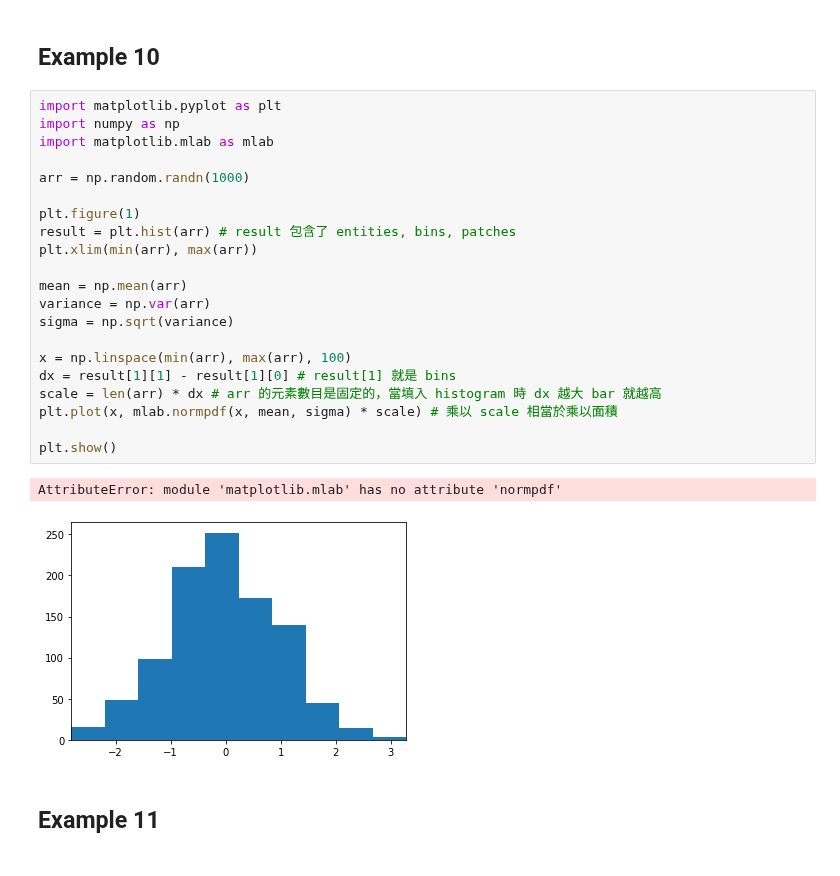
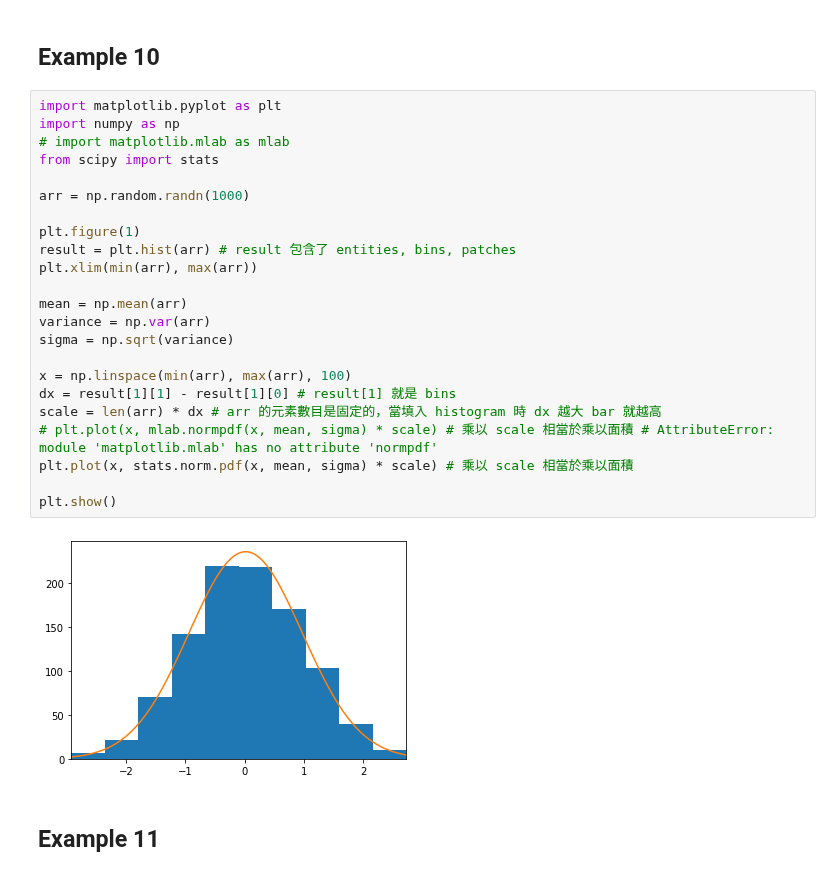
Before and after one commit to ytatus94/Machine_Learning, a Jupyter notebook: fitting/Fitting.ipynb, the cells around one changed output. Drawn from its saved outputs; the diff is of its cells as text.

```diff
--- a/fitting/Fitting.ipynb
+++ b/fitting/Fitting.ipynb
@@ -308,27 +326,28 @@ AttributeError: module 'matplotlib.mlab' has no attribute 'normpdf'
 # %%
 import matplotlib.pyplot as plt
 import numpy as np
-import matplotlib.mlab as mlab
+# import matplotlib.mlab as mlab
+from scipy import stats
 
 arr = np.random.randn(1000)
 
 plt.figure(1)
 result = plt.hist(arr) # result 包含了 entities, bins, patches
 plt.xlim(min(arr), max(arr))
 
 mean = np.mean(arr)
 variance = np.var(arr)
 sigma = np.sqrt(variance)
 
 x = np.linspace(min(arr), max(arr), 100)
 dx = result[1][1] - result[1][0] # result[1] 就是 bins
 scale = len(arr) * dx # arr 的元素數目是固定的，當填入 histogram 時 dx 越大 bar 就越高
-plt.plot(x, mlab.normpdf(x, mean, sigma) * scale) # 乘以 scale 相當於乘以面積
+# plt.plot(x, mlab.normpdf(x, mean, sigma) * scale) # 乘以 scale 相當於乘以面積 # AttributeError: module 'matplotlib.mlab' has no attribute 'normpdf'
+plt.plot(x, stats.norm.pdf(x, mean, sigma) * scale) # 乘以 scale 相當於乘以面積
 
 plt.show()
 # %% [output]
-AttributeError: module 'matplotlib.mlab' has no attribute 'normpdf'
-[figure, old version]
+[figure, new version]
 # %% [markdown]
 ## Example 11
 # %%
```
Also changed, not shown: parts of 11 cells of this notebook, 4 other files.
